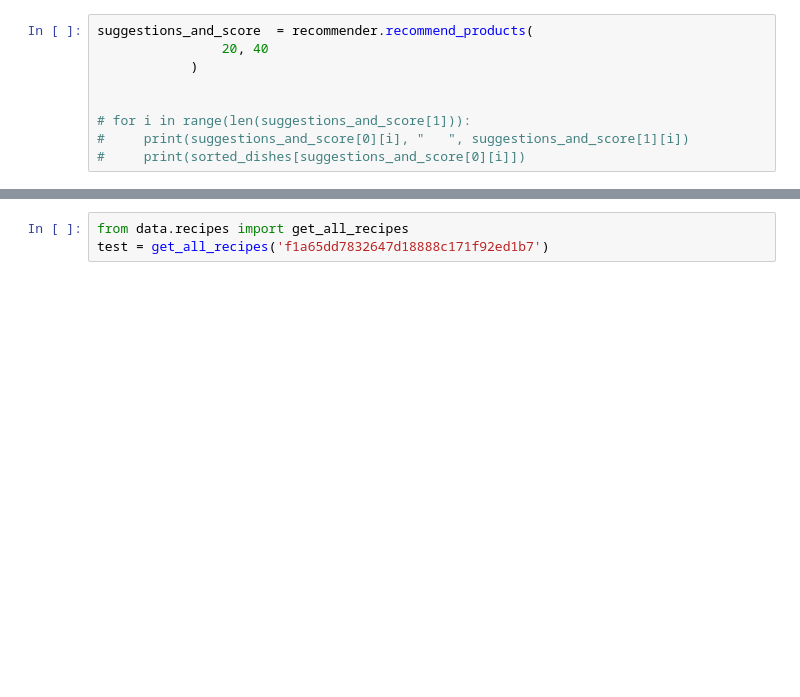
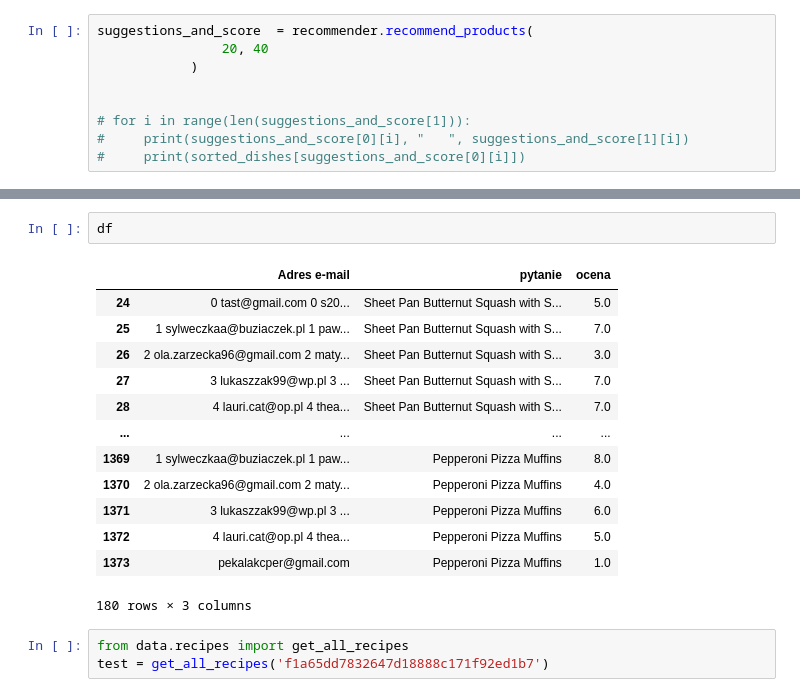
Before and after one commit to Maciekkucharski/AI_DIET_GENERATOR, a Jupyter notebook: rec_system/src/test.ipynb, the cells around one changed output, grey strips where cells are left out. Saved outputs shown, nothing was run; the diff lists cells and outputs as text; blank space fills up the shorter version.

```diff
--- a/rec_system/src/test.ipynb
+++ b/rec_system/src/test.ipynb
@@ -103,3 +157,19 @@ convert_to_implicit_dataset().to_csv('./data/ratings.csv')
+# %%
+df
+# %% [output]
+|  | Adres e-mail | pytanie | ocena |
+| 24 | 0 tast@gmail.com 0 s20... | Sheet Pan Butternut Squash with S... | 5.0 |
+| 25 | 1 sylweczkaa@buziaczek.pl 1 paw... | Sheet Pan Butternut Squash with S... | 7.0 |
+| 26 | 2 ola.zarzecka96@gmail.com 2 maty... | Sheet Pan Butternut Squash with S... | 3.0 |
+| 27 | 3 lukaszzak99@wp.pl 3 ... | Sheet Pan Butternut Squash with S... | 7.0 |
+| 28 | 4 lauri.cat@op.pl 4 thea... | Sheet Pan Butternut Squash with S... | 7.0 |
+| ... | ... | ... | ... |
+| 1369 | 1 sylweczkaa@buziaczek.pl 1 paw... | Pepperoni Pizza Muffins | 8.0 |
+| 1370 | 2 ola.zarzecka96@gmail.com 2 maty... | Pepperoni Pizza Muffins | 4.0 |
+| 1371 | 3 lukaszzak99@wp.pl 3 ... | Pepperoni Pizza Muffins | 6.0 |
+| 1372 | 4 lauri.cat@op.pl 4 thea... | Pepperoni Pizza Muffins | 5.0 |
+| 1373 | pekalakcper@gmail.com | Pepperoni Pizza Muffins | 1.0 |
+180 rows × 3 columns
 # %%
 from data.recipes import get_all_recipes
 test = get_all_recipes('f1a65dd7832647d18888c171f92ed1b7')
```
Also changed, not shown: parts of 8 cells of this notebook, 11 other files.
